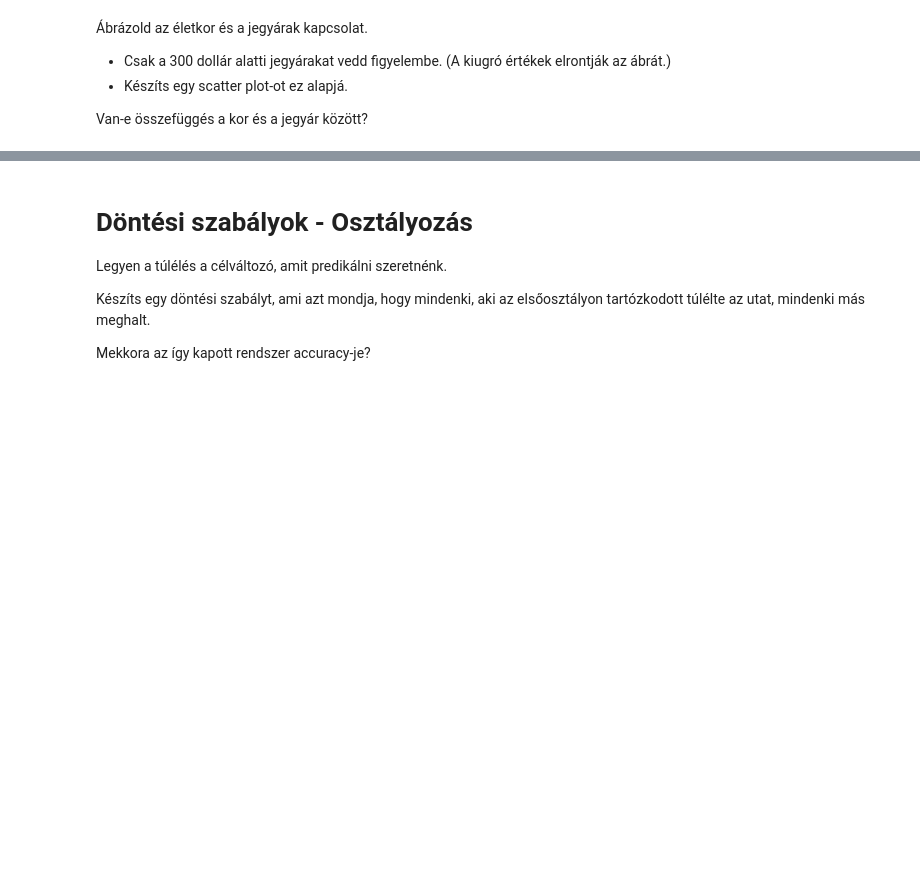
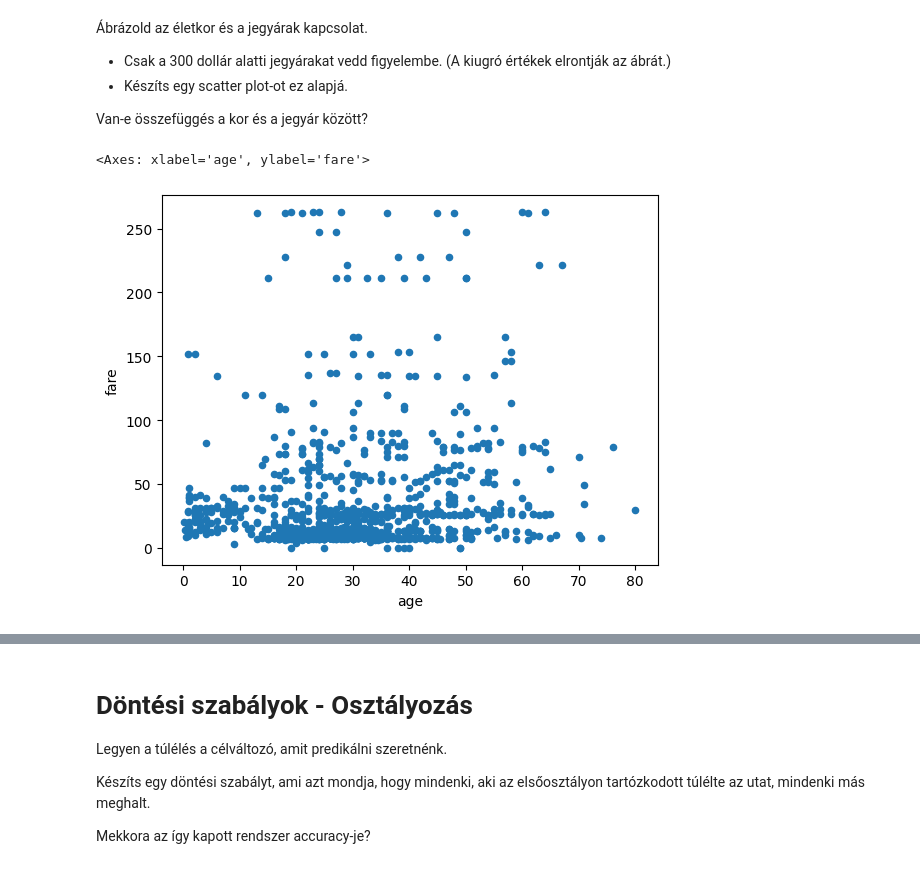
Before and after one commit to bodorcy/hazifeladatok, a Jupyter notebook: ml_2_gyakorlas.ipynb, the cells around one changed output, grey strips where cells are left out. Drawn from its saved outputs; the diff is of its cells as text; code cells hidden in the pictures; blank space fills up the shorter version.

```diff
--- a/ml_2_gyakorlas.ipynb
+++ b/ml_2_gyakorlas.ipynb
@@ -33,6 +58,13 @@ Jelenítsd meg az életkor histogramját. Az intervallumként használt oszlopok
  - Készíts egy scatter plot-ot ez alapjá.
 
 Van-e összefüggés a kor és a jegyár között?
+# %%
+
+df_age_fare = df[df['fare']<300].loc[:, ['age', 'fare']]
+df_age_fare.plot.scatter('age', 'fare')
+# %% [output]
+<Axes: xlabel='age', ylabel='fare'>
+[figure, added]
 # %% [markdown]
 Ábrázold, hogy az eltérő utasosztályokon (pclass) milyen volt az emberek korának az eloszlása.
 
```
Also changed, not shown: parts of 10 cells of this notebook.
